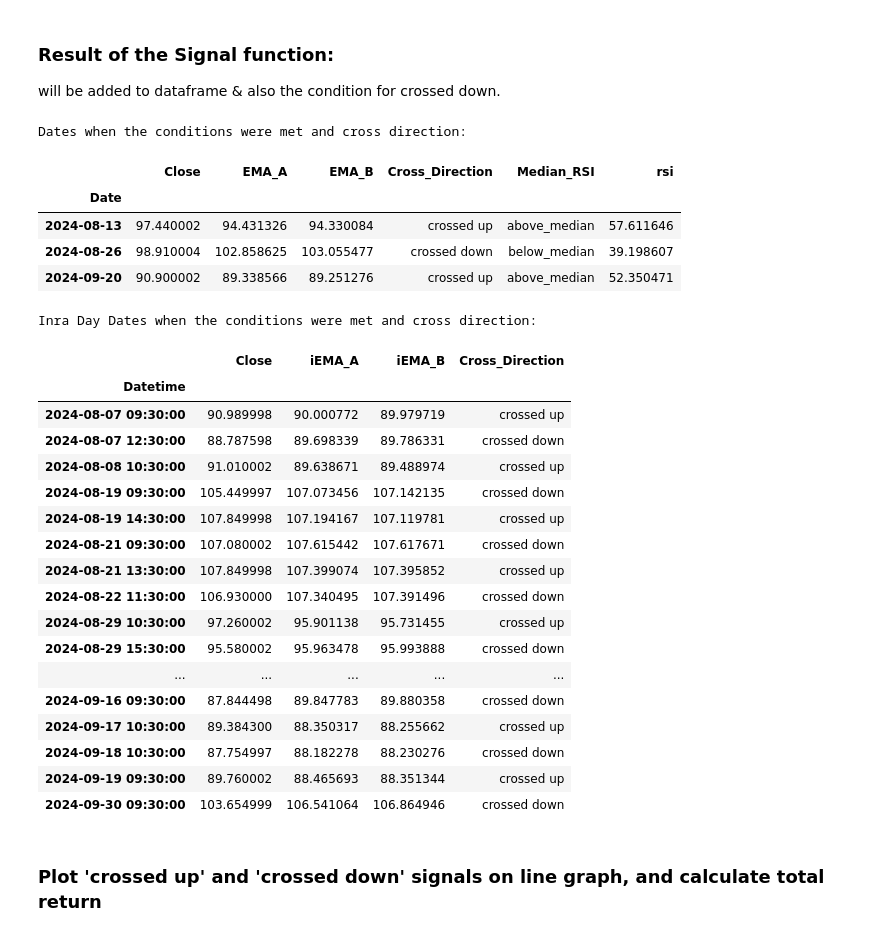
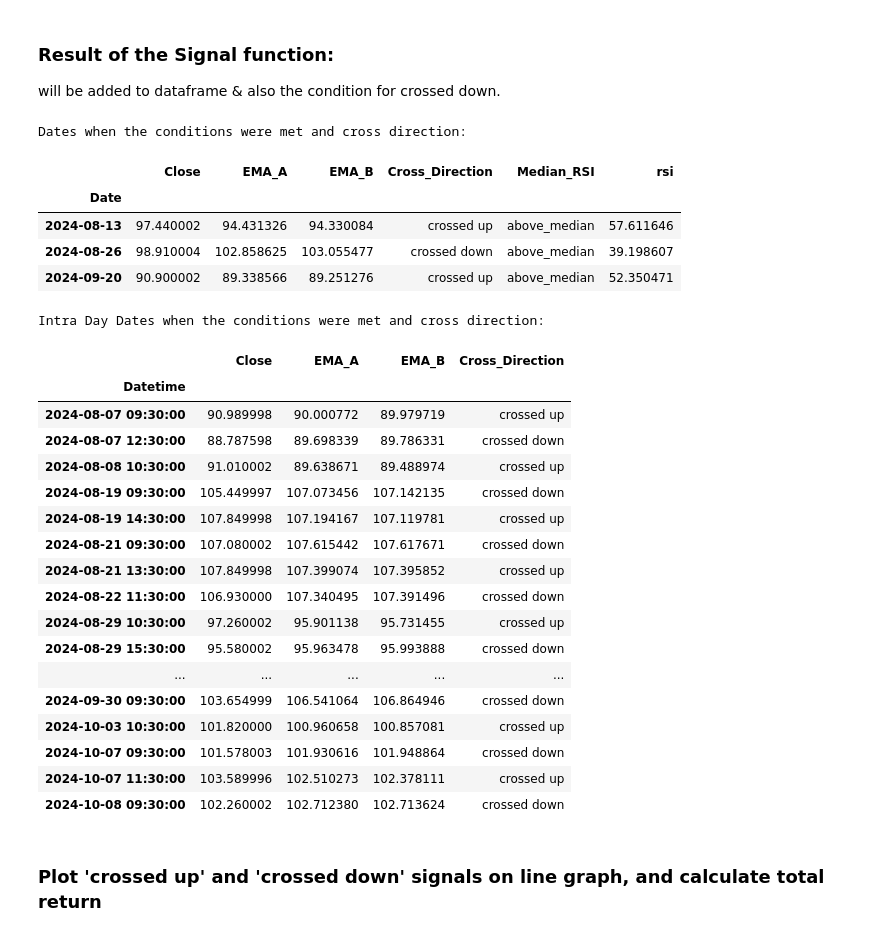
Before and after one commit to rindel/labs, a Jupyter notebook: ticker_technical_analysis.ipynb, the cells around one changed output. Drawn from its saved outputs; the diff is of its cells as text; code cells hidden in the pictures.

```diff
--- a/ticker_technical_analysis.ipynb
+++ b/ticker_technical_analysis.ipynb
@@ -13,5 +13,5 @@ import mplfinance as mpf
 
 ticker = 'mu'
 start_date = '2024-08-01'
-end_date =  '2024-10-03'
+end_date =  '2024-10-09'
 # %%
@@ -42,5 +36,5 @@ df_intra['iEMA_A'], df_intra['iEMA_B'] = calculate_ema_intra(5, 7, df_intra)
 # %%
-# RSI Calulate function
+# RSI - Calulates the RSI and adds median_rsi and RSI to respective dataframes
 
 def calculate_rsi(df, overbought_level, oversold_level):
     delta = df['Close'].diff(1)
@@ -60,7 +54,7 @@ def calculate_rsi(df, overbought_level, oversold_level):
 
     return rs, rsi, median_rsi
 
-rs, rsi, median_rsi = calculate_rsi(df, 90, 10)
+rs, rsi, median_rsi = calculate_rsi(df, 10, 10)
 
 # Add the Median_RSI column indicating whether RSI is above or below the median
 df['Median_RSI'] = np.where(rsi > median_rsi, 'above_median', 'below_median')
@@ -83,22 +102,22 @@ df['MACD'], df['Signal'] = calculate_macd(df)
 # %%
 # Calculate Signal
 
-def signal(df):
-    crossed_above_with_rsi = (df['EMA_A'] > df['EMA_B']) & (df['EMA_A'].shift(1) < df['EMA_B'].shift(1)) & (rsi_check)
-    crossed_above = (df['EMA_A'] > df['EMA_B']) & (df['EMA_A'].shift(1) < df['EMA_B'].shift(1))
-    crossed_above_macd = (df['MACD'] > df['Signal']) & (df['MACD'].shift(1) <= df['Signal'].shift(1))
+def signal(data_set):
+    crossed_above_with_rsi = (data_set['EMA_A'] > data_set['EMA_B']) & (data_set['EMA_A'].shift(1) < data_set['EMA_B'].shift(1)) & (rsi_check)
+    crossed_above = (data_set['EMA_A'] > data_set['EMA_B']) & (data_set['EMA_A'].shift(1) < data_set['EMA_B'].shift(1))
+    crossed_above_macd = (data_set['MACD'] > data_set['Signal']) & (data_set['MACD'].shift(1) <= data_set['Signal'].shift(1))
     return crossed_above_with_rsi, crossed_above, crossed_above_macd
 
 # Capture the output of the signal function
 crossed_above_with_rsi, crossed_above, crossed_above_macd = signal(df)
 
-def isignal(df):
-    icrossed_above_with_rsi = (df_intra['iEMA_A'] > df['iEMA_B']) & (df_intra['iEMA_A'].shift(1) < df_intra['iEMA_B'].shift(1)) & (rsi_check)
-    icrossed_above = (df_intra['iEMA_A'] > df_intra['iEMA_B']) & (df_intra['iEMA_A'].shift(1) < df_intra['iEMA_B'].shift(1))
-    return icrossed_above_with_rsi, icrossed_above
+# def isignal(df):
+#     icrossed_above_with_rsi = (df_intra['iEMA_A'] > df['iEMA_B']) & (df_intra['iEMA_A'].shift(1) < df_intra['iEMA_B'].shift(1)) & (rsi_check)
+#     icrossed_above = (df_intra['iEMA_A'] > df_intra['iEMA_B']) & (df_intra['iEMA_A'].shift(1) < df_intra['iEMA_B'].shift(1))
+#     return icrossed_above_with_rsi, icrossed_above
 
 # Capture the output of the signal function
-icrossed_above_with_rsi, icrossed_above = isignal(df_intra)
+icrossed_above_with_rsi, icrossed_above, icrossed_above_macd = signal(df_intra)
 # %% [markdown]
 ### Result of the Signal function:
 will be added to dataframe & also the condition for crossed down.
@@ -122,26 +141,26 @@ Dates when the conditions were met and cross direction:
 |  | Close | EMA_A | EMA_B | Cross_Direction | Median_RSI | rsi |
 | Date |  |  |  |  |  |  |
 | 2024-08-13 | 97.440002 | 94.431326 | 94.330084 | crossed up | above_median | 57.611646 |
-| 2024-08-26 | 98.910004 | 102.858625 | 103.055477 | crossed down | below_median | 39.198607 |
+| 2024-08-26 | 98.910004 | 102.858625 | 103.055477 | crossed down | above_median | 39.198607 |
 | 2024-09-20 | 90.900002 | 89.338566 | 89.251276 | crossed up | above_median | 52.350471 |
 # %%
 # INTRA DAY - This uses the result of the signal function.
 df_intra.loc[icrossed_above, 'Cross_Direction'] = 'crossed up'
 
 # Identify when the A-day EMA crosses below the B-Day EMA
-icrossed_below = (df_intra['iEMA_A'] < df_intra['iEMA_B']) & (df_intra['iEMA_A'].shift(1) > df_intra['iEMA_B'].shift(1))
+icrossed_below = (df_intra['EMA_A'] < df_intra['EMA_B']) & (df_intra['EMA_A'].shift(1) > df_intra['EMA_B'].shift(1))
 
 df_intra.loc[icrossed_below, 'Cross_Direction'] = 'crossed down'
 
 # Filter for rows where the 5-day EMA crossed either above or below the 21-day EMA
 icondition_met = df_intra[df_intra['Cross_Direction'].notna()]
 
 # Display the dates when the conditions were met and the direction of the crossover
-print("\nInra Day Dates when the conditions were met and cross direction:")
-icondition_met[['Close', 'iEMA_A', 'iEMA_B', 'Cross_Direction']]
+print("\nIntra Day Dates when the conditions were met and cross direction:")
+icondition_met[['Close', 'EMA_A', 'EMA_B', 'Cross_Direction']]
 # %% [output]
-Inra Day Dates when the conditions were met and cross direction:
+Intra Day Dates when the conditions were met and cross direction:
-|  | Close | iEMA_A | iEMA_B | Cross_Direction |
+|  | Close | EMA_A | EMA_B | Cross_Direction |
 | Datetime |  |  |  |  |
 | 2024-08-07 09:30:00 | 90.989998 | 90.000772 | 89.979719 | crossed up |
 | 2024-08-07 12:30:00 | 88.787598 | 89.698339 | 89.786331 | crossed down |
@@ -154,11 +173,11 @@ Inra Day Dates when the conditions were met and cross direction:
 | 2024-08-29 10:30:00 | 97.260002 | 95.901138 | 95.731455 | crossed up |
 | 2024-08-29 15:30:00 | 95.580002 | 95.963478 | 95.993888 | crossed down |
 | ... | ... | ... | ... | ... |
-| 2024-09-16 09:30:00 | 87.844498 | 89.847783 | 89.880358 | crossed down |
-| 2024-09-17 10:30:00 | 89.384300 | 88.350317 | 88.255662 | crossed up |
-| 2024-09-18 10:30:00 | 87.754997 | 88.182278 | 88.230276 | crossed down |
-| 2024-09-19 09:30:00 | 89.760002 | 88.465693 | 88.351344 | crossed up |
 | 2024-09-30 09:30:00 | 103.654999 | 106.541064 | 106.864946 | crossed down |
+| 2024-10-03 10:30:00 | 101.820000 | 100.960658 | 100.857081 | crossed up |
+| 2024-10-07 09:30:00 | 101.578003 | 101.930616 | 101.948864 | crossed down |
+| 2024-10-07 11:30:00 | 103.589996 | 102.510273 | 102.378111 | crossed up |
+| 2024-10-08 09:30:00 | 102.260002 | 102.712380 | 102.713624 | crossed down |
 # %% [markdown]
 ### Plot 'crossed up' and 'crossed down' signals on line graph, and calculate total return
 # %%
```
Also changed, not shown: parts of 8 cells of this notebook.
